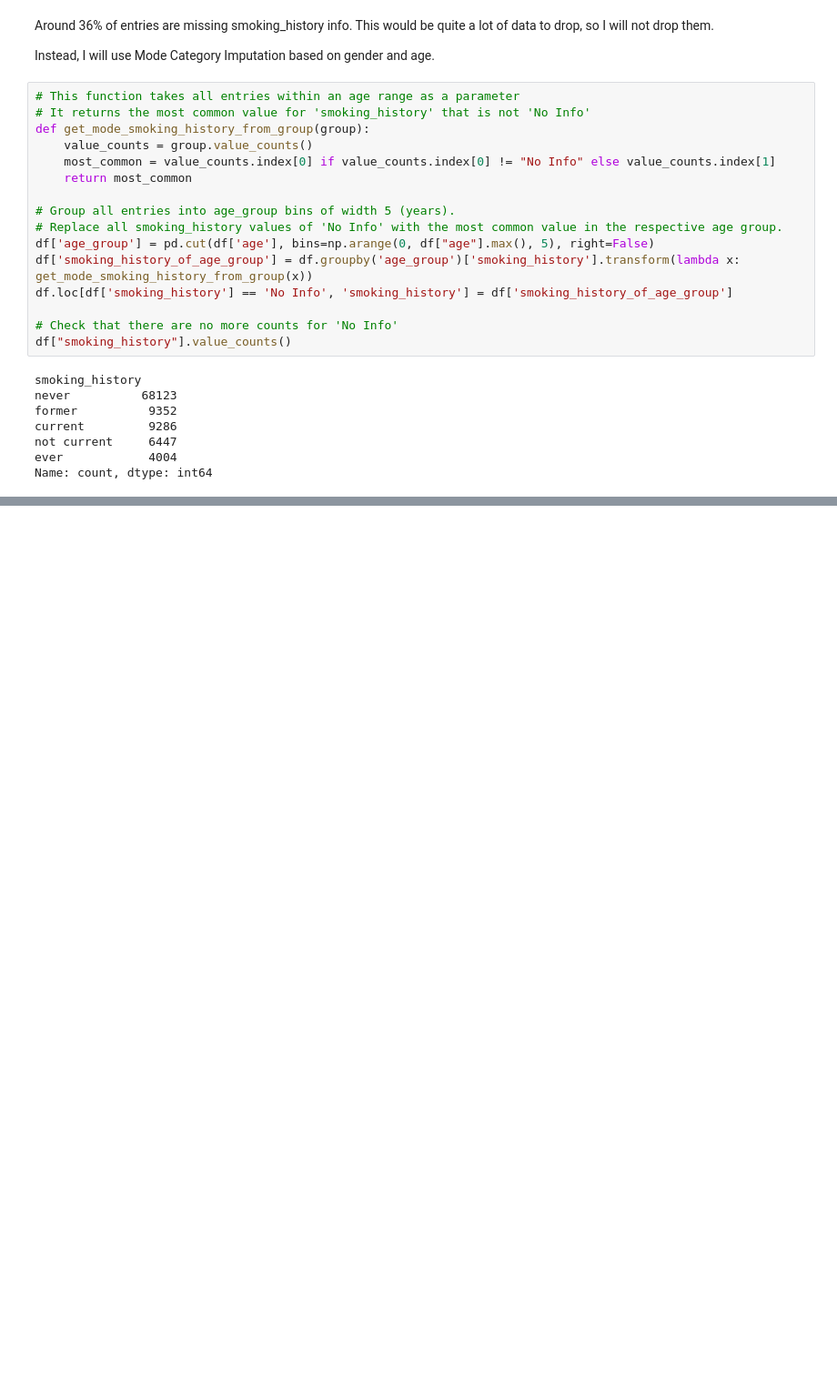
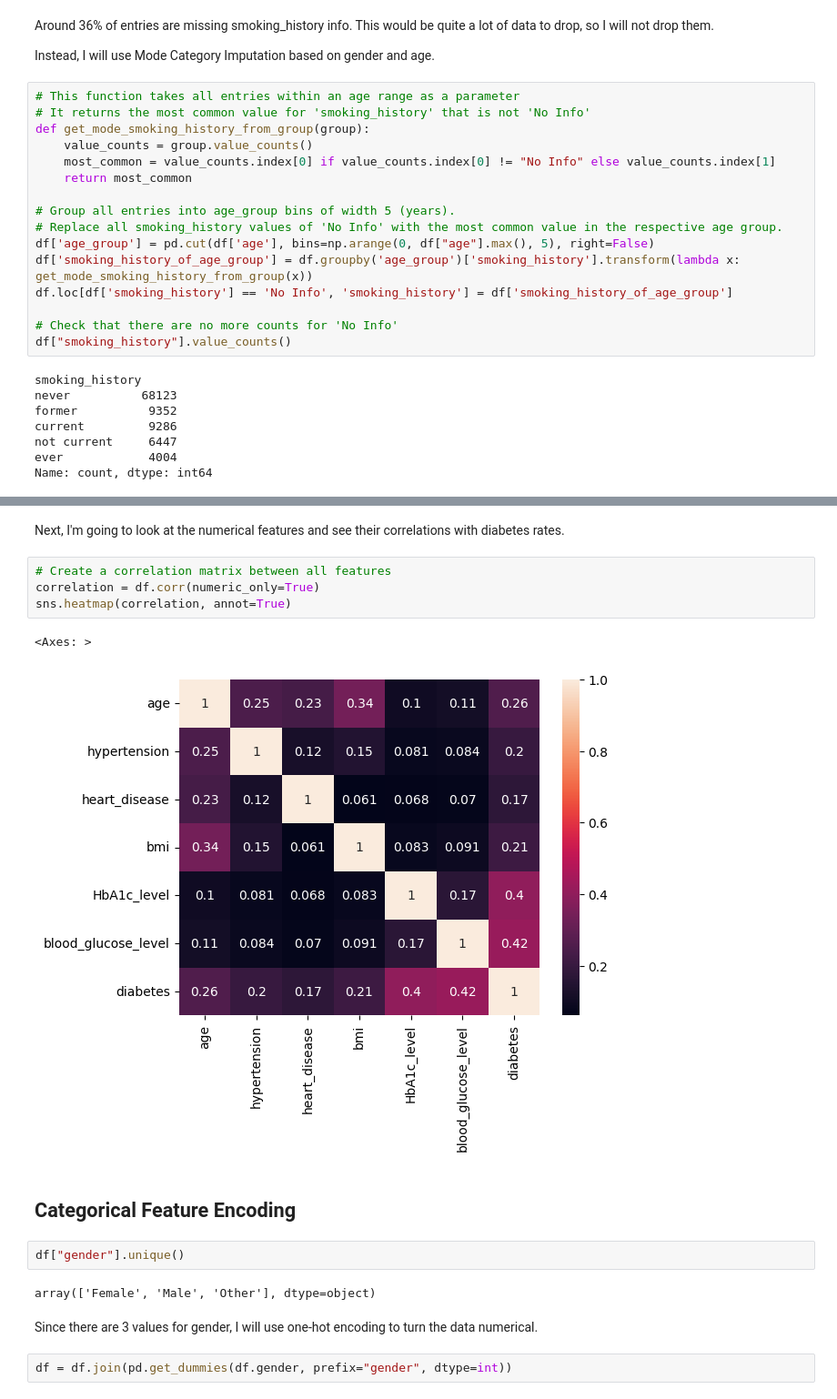
Before and after one commit to hannasophian/diabetes_prediction, a Jupyter notebook: project.ipynb, the cells around one changed output, grey strips where cells are left out. Shown at 91% size. Saved outputs shown, nothing was run; the diff lists cells and outputs as text; blank space fills up the shorter version.

```diff
--- a/project.ipynb
+++ b/project.ipynb
@@ -97,0 +130,19 @@ Name: count, dtype: int64
+# %% [markdown]
+Next, I'm going to look at the numerical features and see their correlations with diabetes rates.
+# %%
+# Create a correlation matrix between all features
+correlation = df.corr(numeric_only=True)
+sns.heatmap(correlation, annot=True)
+# %% [output]
+<Axes: >
+[figure, added]
+# %% [markdown]
+## Categorical Feature Encoding
+# %%
+df["gender"].unique()
+# %% [output]
+array(['Female', 'Male', 'Other'], dtype=object)
+# %% [markdown]
+Since there are 3 values for gender, I will use one-hot encoding to turn the data numerical.
+# %%
+df = df.join(pd.get_dummies(df.gender, prefix="gender", dtype=int))
```
Also changed, not shown: parts of 14 cells of this notebook.
